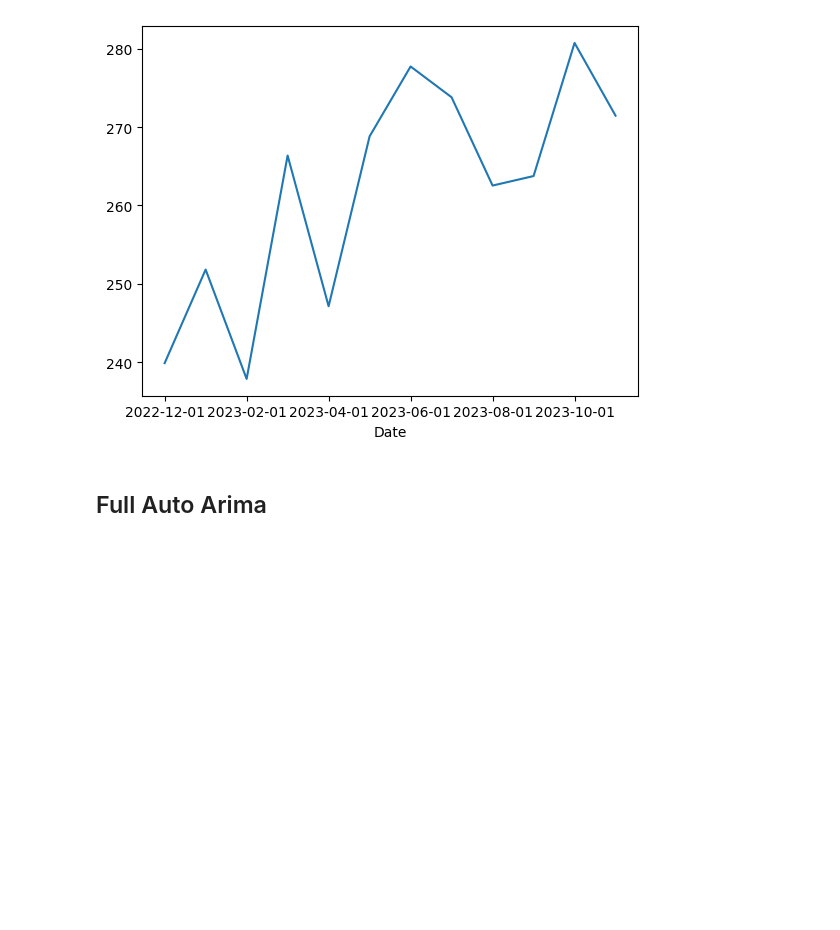
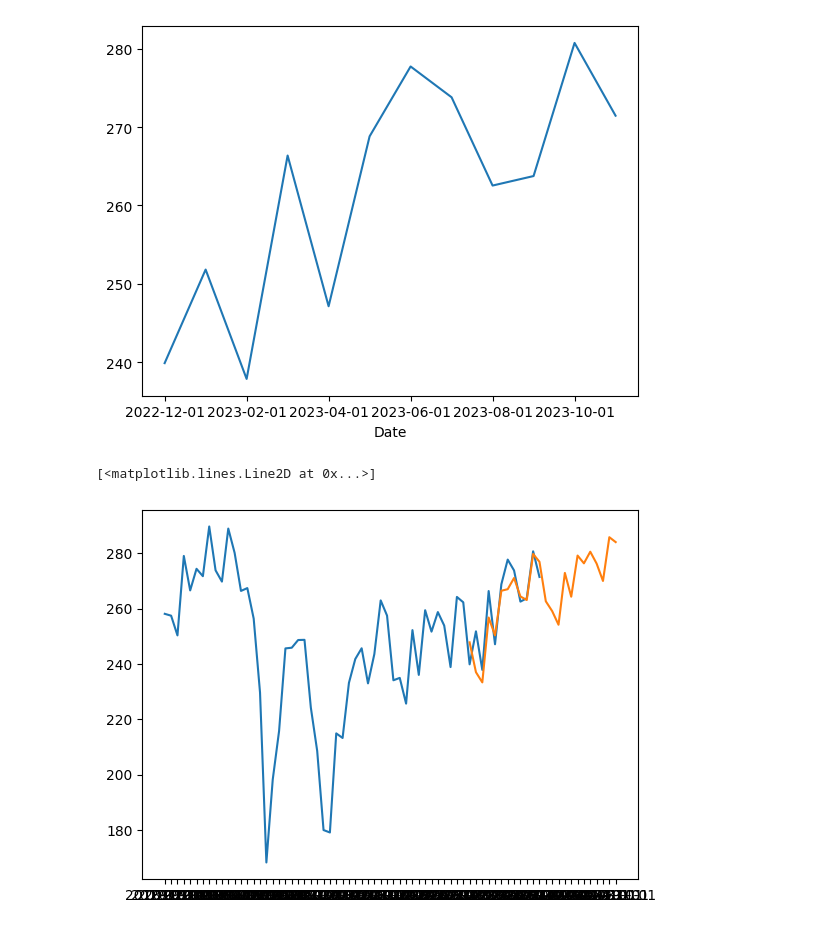
Before and after one commit to JamieW365/londoncrime, a Jupyter notebook: notebooks/exploratory/jw-3-modelling.ipynb, the cells around one changed output. Saved outputs shown, nothing was run; the diff lists cells and outputs as text; code cells hidden in the pictures; blank space fills up the shorter version.

```diff
--- a/notebooks/exploratory/jw-3-modelling.ipynb
+++ b/notebooks/exploratory/jw-3-modelling.ipynb
@@ -324,5 +311,3 @@ df_test.plot()
 # %% [output]
 <Axes: xlabel='Date'>
 [figure]
-# %% [markdown]
-## Full Auto Arima
@@ -344,3 +314,6 @@ print(model.summary())
-# %%
-forecast_test, conf_int = model.predict(n_periods=60, return_conf_int=True)
-forecast_test.plot()
+# %%
+plt.plot(total_crime_trend[-60:])
+plt.plot(forecast_test)
+# %% [output]
+[<matplotlib.lines.Line2D at 0x...>]
+[figure, added]
```
Also changed, not shown: parts of 22 cells of this notebook.
